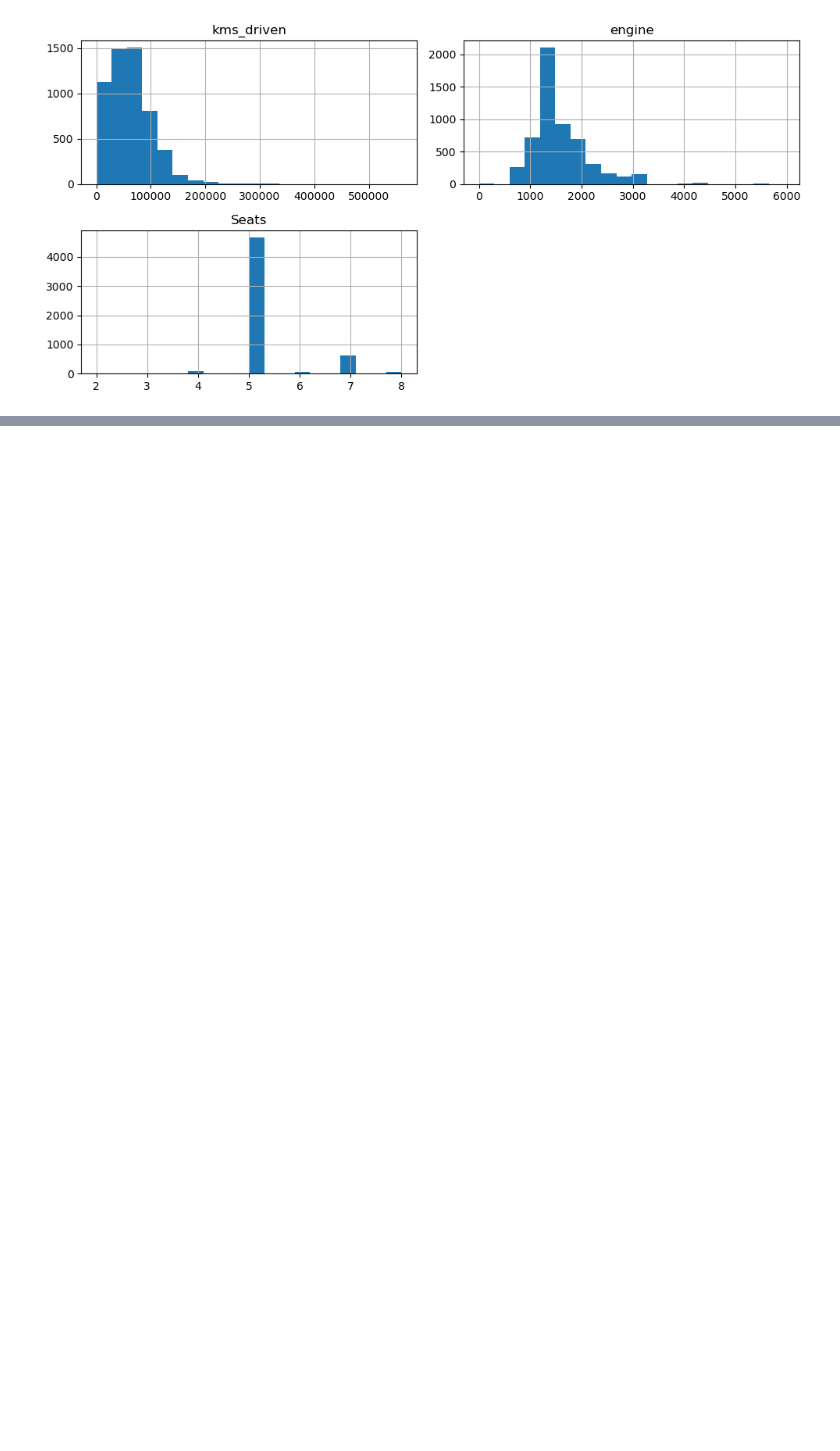
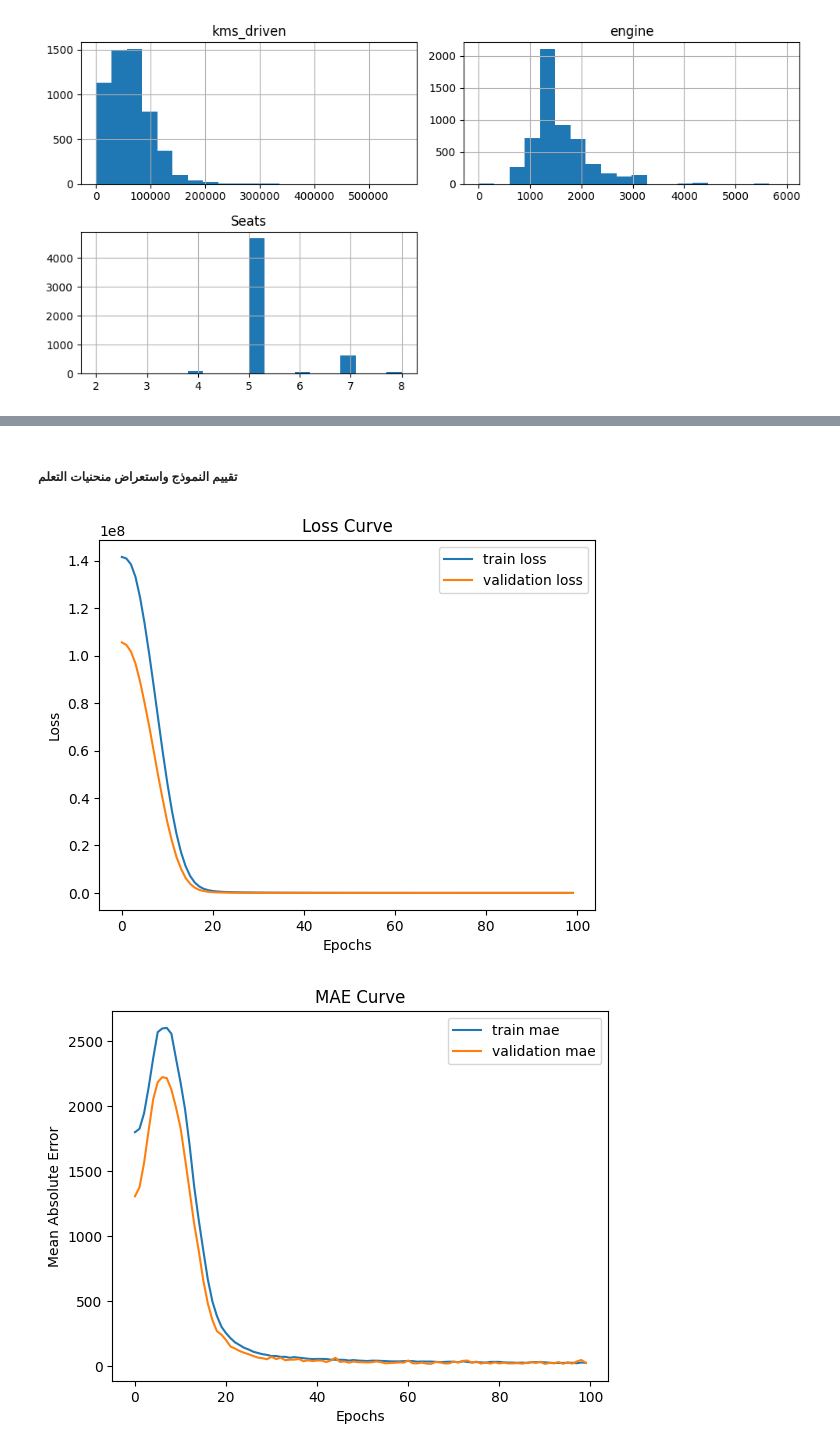
Before and after one commit to AliQassem2298/MLP_NN, a Jupyter notebook: Neural_Network.ipynb, the cells around one changed output, grey strips where cells are left out. Saved outputs shown, nothing was run; the diff lists cells and outputs as text; code cells hidden in the pictures; blank space fills up the shorter version.

Commit message:
before the 3 tests

```diff
--- a/Neural_Network.ipynb
+++ b/Neural_Network.ipynb
@@ -213,0 +359,6 @@ Name: car_prices_in_rupee, dtype: object
+# %%
+# سنستخدم train_test_split من مكتبة sklearn لتقسيم البيانات
+from sklearn.model_selection import train_test_split
+
+# افتراض أن البيانات والهدف هما data و target
+X_train, X_test, y_train, y_test = train_test_split(data, y, test_size=0.2, random_state=42)
@@ -213,0 +411,5 @@ Name: car_prices_in_rupee, dtype: object
+# %%
+print("Missing values in X_train:", np.isnan(X_train).sum())
+print("Missing values in y_train:", np.isnan(y_train).sum())
+y_train = np.array(y_train)
+y_test = np.array(y_test)
@@ -213,0 +439,10 @@ Name: car_prices_in_rupee, dtype: object
+# %%
+# تدريب النموذج
+# تحويل البيانات إلى النوع الصحيح
+X_train = X_train.astype('float32')
+X_test = X_test.astype('float32')
+y_train = y_train.astype('float32')
+y_test = y_test.astype('float32')
+
+# تدريب النموذج
+history = model.fit(X_train, y_train, epochs=100, validation_data=(X_test, y_test))
@@ -213,0 +467,26 @@ Name: car_prices_in_rupee, dtype: object
+# %% [markdown]
+##### تقييم النموذج واستعراض منحنيات التعلم
+# %%
+# سنقوم بتحليل الأداء باستخدام منحنيات التعلم (الخسارة والدقة)
+import matplotlib.pyplot as plt
+
+# استعراض منحنيات الخسارة
+plt.plot(history.history['loss'], label='train loss')
+plt.plot(history.history['val_loss'], label='validation loss')
+plt.legend()
+plt.title('Loss Curve')
+plt.xlabel('Epochs')
+plt.ylabel('Loss')
+plt.show()
+
+# استعراض منحنيات الدقة (إذا كنت تستخدمها)
+plt.plot(history.history['mae'], label='train mae')
+plt.plot(history.history['val_mae'], label='validation mae')
+plt.legend()
+plt.title('MAE Curve')
+plt.xlabel('Epochs')
+plt.ylabel('Mean Absolute Error')
+plt.show()
+# %% [output]
+[figure, added]
+[figure, added]
```
Also changed, not shown: parts of 42 cells of this notebook, 5 other files.
